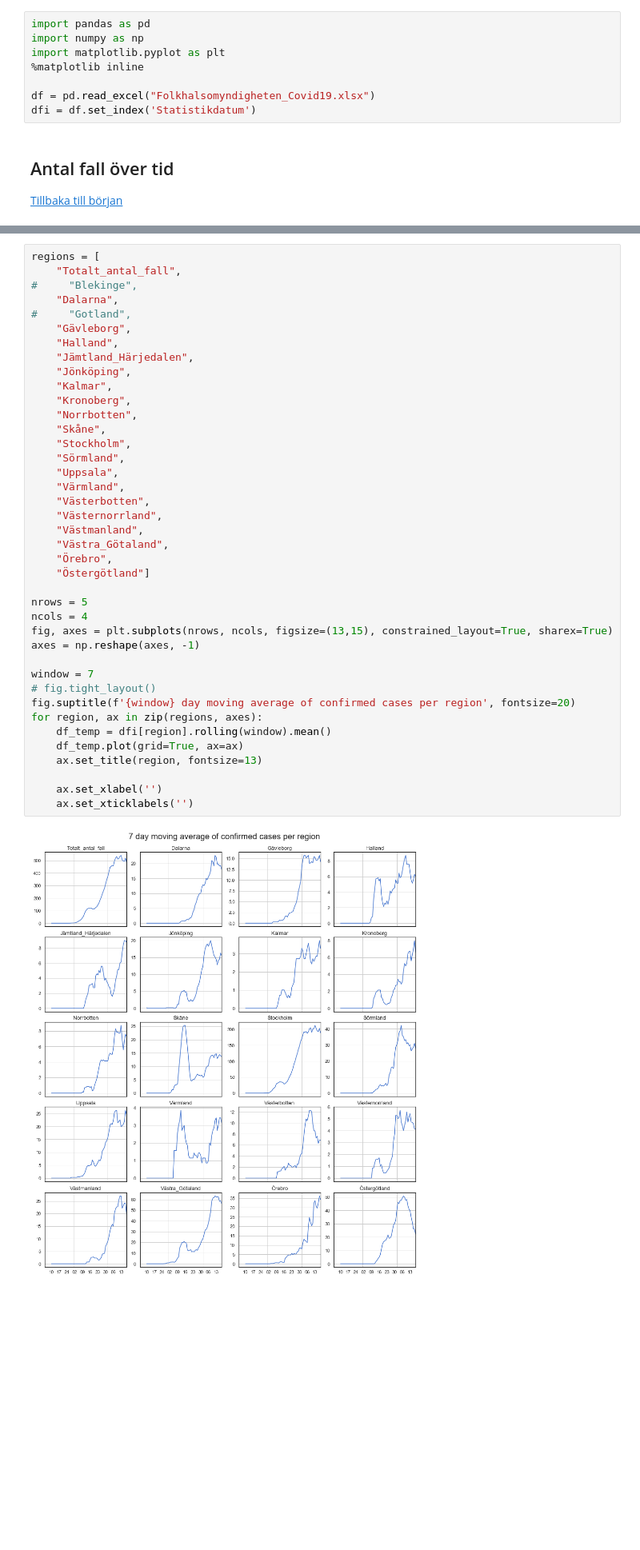
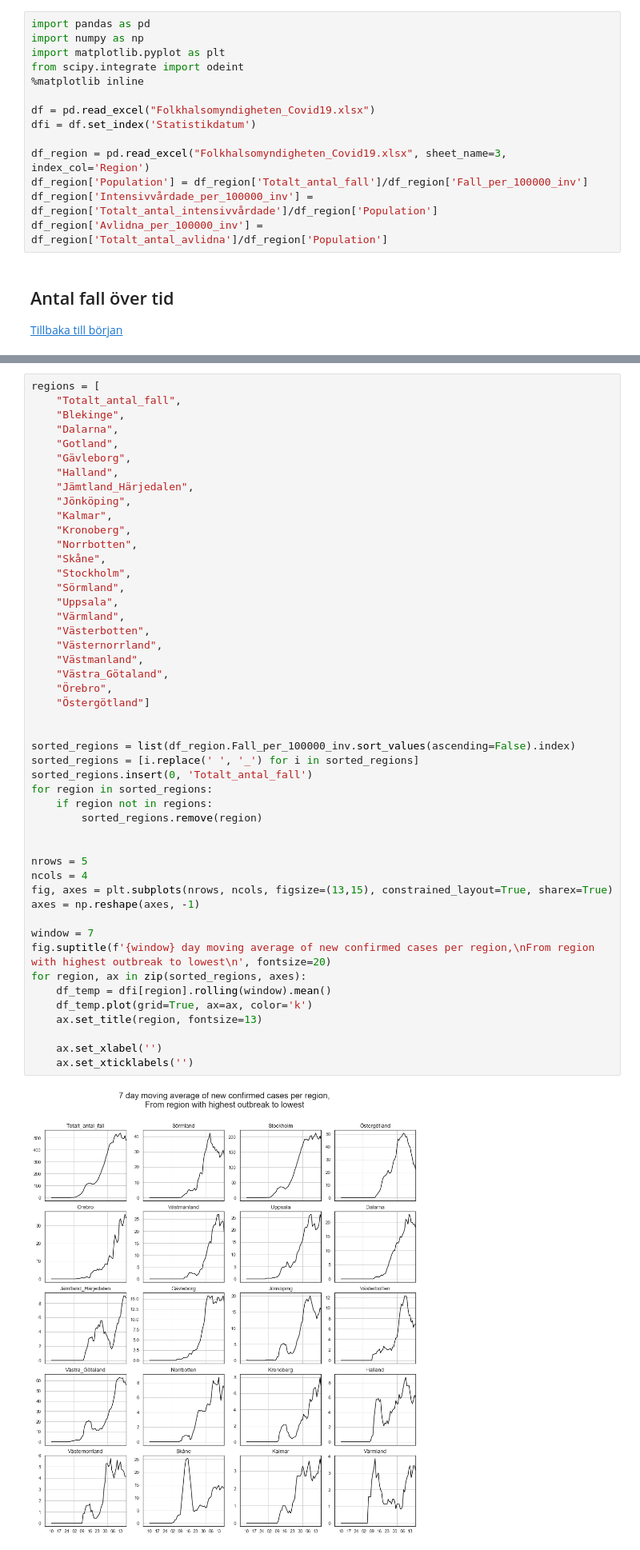
Before and after one commit to Frallmeister/covid19, a Jupyter notebook: corona_notebook.ipynb, the cells around one changed output, grey strips where cells are left out. Shown at 80% size. Cells and saved outputs as stored; diff of their text form; blank space fills up the shorter version.

```diff
--- a/corona_notebook.ipynb
+++ b/corona_notebook.ipynb
@@ -15,10 +16,16 @@ Folkhälsomyndigheten visar sin statistik [här](https://experience.arcgis.com/e
 import pandas as pd
 import numpy as np
 import matplotlib.pyplot as plt
+from scipy.integrate import odeint
 %matplotlib inline
 
 df = pd.read_excel("Folkhalsomyndigheten_Covid19.xlsx")
 dfi = df.set_index('Statistikdatum')
+
+df_region = pd.read_excel("Folkhalsomyndigheten_Covid19.xlsx", sheet_name=3, index_col='Region')
+df_region['Population'] = df_region['Totalt_antal_fall']/df_region['Fall_per_100000_inv']
+df_region['Intensivvårdade_per_100000_inv'] = df_region['Totalt_antal_intensivvårdade']/df_region['Population']
+df_region['Avlidna_per_100000_inv'] = df_region['Totalt_antal_avlidna']/df_region['Population']
 # %% [markdown]
 <a id='antal_fall_över_tid'></a>
 ## Antal fall över tid
@@ -44,45 +51,53 @@ Text(0.06, 0.5, 'Number of cases')
 # %%
 regions = [
     "Totalt_antal_fall",
-#     "Blekinge",
+    "Blekinge",
     "Dalarna",
-#     "Gotland",
+    "Gotland",
     "Gävleborg",
     "Halland",
     "Jämtland_Härjedalen",
     "Jönköping",
     "Kalmar",
     "Kronoberg",
     "Norrbotten",
     "Skåne",
     "Stockholm",
     "Sörmland",
     "Uppsala",
     "Värmland",
     "Västerbotten",
     "Västernorrland",
     "Västmanland",
     "Västra_Götaland",
     "Örebro",
     "Östergötland"]
 
+
+sorted_regions = list(df_region.Fall_per_100000_inv.sort_values(ascending=False).index)
+sorted_regions = [i.replace(' ', '_') for i in sorted_regions]
+sorted_regions.insert(0, 'Totalt_antal_fall')
+for region in sorted_regions:
+    if region not in regions:
+        sorted_regions.remove(region)
+
+
 nrows = 5
 ncols = 4
 fig, axes = plt.subplots(nrows, ncols, figsize=(13,15), constrained_layout=True, sharex=True)
 axes = np.reshape(axes, -1)
 
 window = 7
-# fig.tight_layout()
-fig.suptitle(f'{window} day moving average of confirmed cases per region', fontsize=20)
-for region, ax in zip(regions, axes):
+fig.suptitle(f'{window} day moving average of new confirmed cases per region,\nFrom region with highest outbreak to lowest\n', fontsize=20)
+for region, ax in zip(sorted_regions, axes):
     df_temp = dfi[region].rolling(window).mean()
-    df_temp.plot(grid=True, ax=ax)
+    df_temp.plot(grid=True, ax=ax, color='k')
     ax.set_title(region, fontsize=13)
 
     ax.set_xlabel('')
     ax.set_xticklabels('')
 # %% [output]
-[figure, old version]
+[figure, new version]
 # %% [markdown]
 <a id='sjukdomsutfall'></a>
 ## Fördelning av sjukdomsutfall
```
Also changed, not shown: parts of 7 cells of this notebook.
